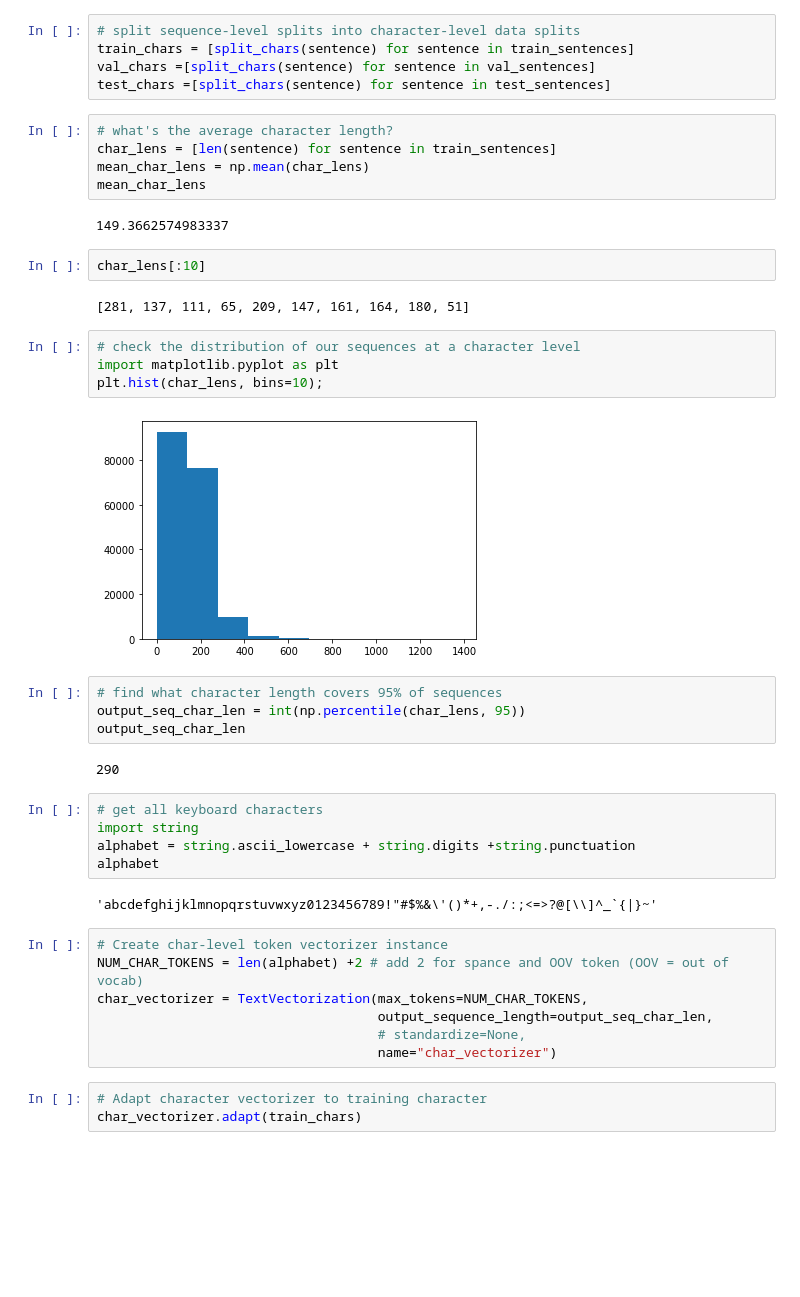
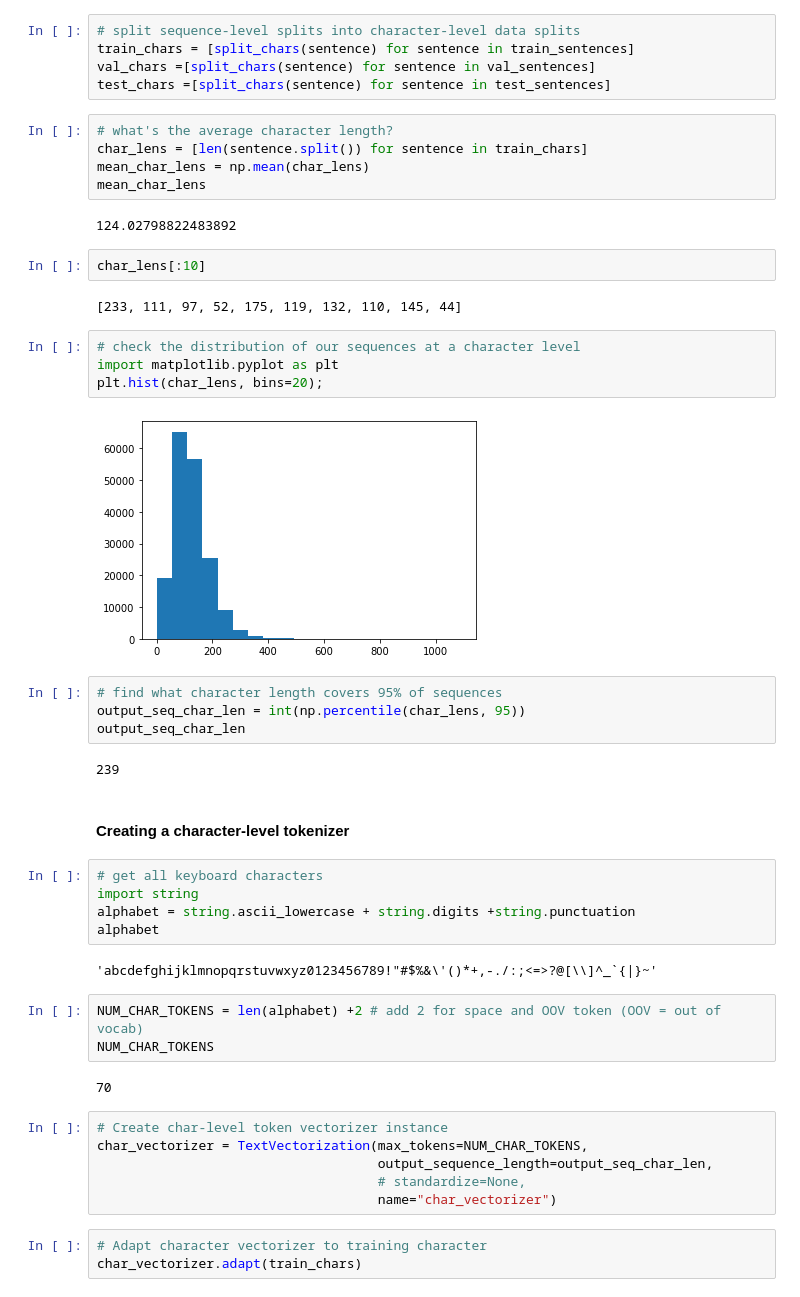
Before and after one commit to shaluc04/skimlit-sequence-sentence-classification, a Jupyter notebook: SkimLit_sequence_sentence_classification.ipynb, the cells around one changed output. Saved outputs shown, nothing was run; the diff lists cells and outputs as text; blank space fills up the shorter version.

```diff
--- a/SkimLit_sequence_sentence_classification.ipynb
+++ b/SkimLit_sequence_sentence_classification.ipynb
@@ -806,27 +814,29 @@ val_chars =[split_chars(sentence) for sentence in val_sentences]
 test_chars =[split_chars(sentence) for sentence in test_sentences]
 # %%
 # what's the average character length?
-char_lens = [len(sentence) for sentence in train_sentences]
+char_lens = [len(sentence.split()) for sentence in train_chars]
 mean_char_lens = np.mean(char_lens)
 mean_char_lens
 # %% [output]
-149.3662574983337
+124.02798822483892
 # %%
 char_lens[:10]
 # %% [output]
-[281, 137, 111, 65, 209, 147, 161, 164, 180, 51]
+[233, 111, 97, 52, 175, 119, 132, 110, 145, 44]
 # %%
 # check the distribution of our sequences at a character level
 import matplotlib.pyplot as plt
-plt.hist(char_lens, bins=10);
+plt.hist(char_lens, bins=20);
 # %% [output]
-[figure, old version]
+[figure, new version]
 # %%
 # find what character length covers 95% of sequences
 output_seq_char_len = int(np.percentile(char_lens, 95))
 output_seq_char_len
 # %% [output]
-290
+239
+# %% [markdown]
+#### Creating a character-level tokenizer
 # %%
 # get all keyboard characters
 import string
@@ -834,9 +844,13 @@ alphabet = string.ascii_lowercase + string.digits +string.punctuation
 alphabet
 # %% [output]
 'abcdefghijklmnopqrstuvwxyz0123456789!"#$%&\'()*+,-./:;<=>?@[\\]^_`{|}~'
+# %%
+NUM_CHAR_TOKENS = len(alphabet) +2 # add 2 for space and OOV token (OOV = out of vocab)
+NUM_CHAR_TOKENS
+# %% [output]
+70
 # %%
 # Create char-level token vectorizer instance
-NUM_CHAR_TOKENS = len(alphabet) +2 # add 2 for spance and OOV token (OOV = out of vocab)
 char_vectorizer = TextVectorization(max_tokens=NUM_CHAR_TOKENS,
                                     output_sequence_length=output_seq_char_len,
                                     # standardize=None,
```
Also changed, not shown: parts of 47 cells of this notebook.
